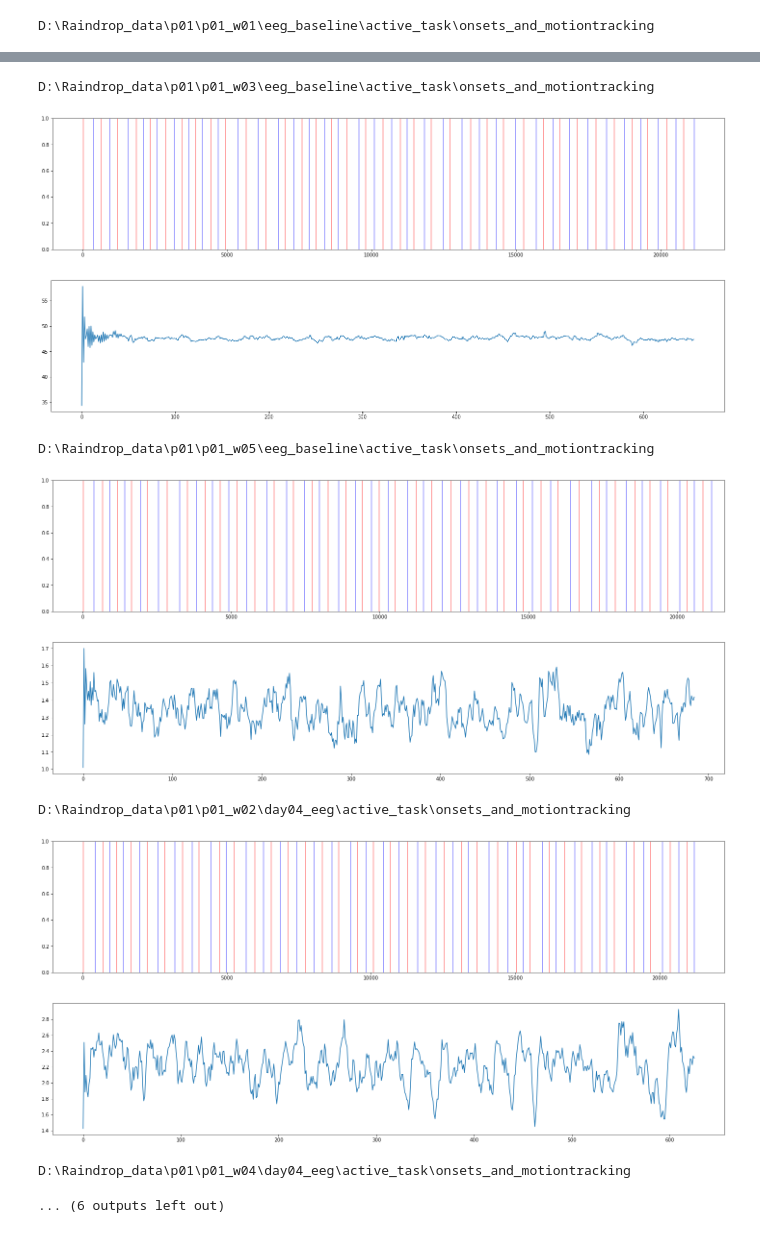
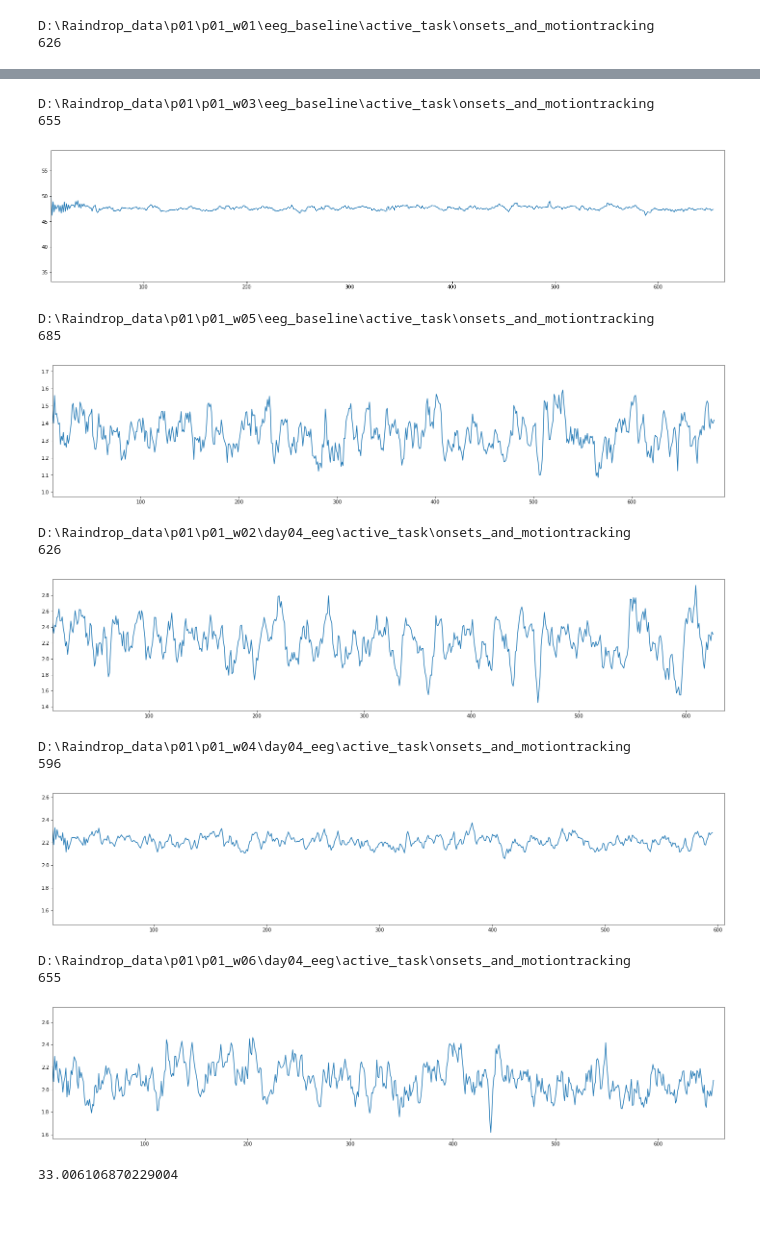
Before and after one commit to davide-aloi/raindrop_analyses_fmri_eeg, a Jupyter notebook: eeg/motiontracking/motiontracking_plot.ipynb, the cells around one changed output, grey strips where cells are left out. Drawn from its saved outputs; the diff is of its cells as text; code cells hidden in the pictures.

```diff
--- a/eeg/motiontracking/motiontracking_plot.ipynb
+++ b/eeg/motiontracking/motiontracking_plot.ipynb
@@ -144,16 +144,17 @@ for path in mt_paths_baseline:
     import matplotlib.pyplot as plt
     fix, ax = plt.subplots(figsize = (25,5))
 
-    ax.plot(e_u)
-    xy = ax.transData.transform([(0, 1), (1, 0)])\
-    -ax.transData.transform((0, 0))
-    plt.show()
-
-    fix, ax = plt.subplots(figsize = (25,5))
+    ax.plot(np.arange(0,len(e_u)), e_u)
+    not_nans = np.count_nonzero(~np.isnan(e_u))
+    print(not_nans)
     for event_time, label in zip(np.asarray(all_events_time)*Hz, all_events_labels):
         if label == 'move':
             ax.axvline(x = event_time, color = 'red', alpha = 0.5)
         if label == 'relax':
-            ax.axvline(x = event_time, color = 'blue', alpha = 0.5)
+           ax.axvline(x = event_time, color = 'blue', alpha = 0.5)
+
+    plt.xlim(10, not_nans+10)
+    plt.show()
 # %% [output]
 D:\Raindrop_data\p01\p01_w01\eeg_baseline\active_task\onsets_and_motiontracking
+626
@@ -161,11 +162,19 @@ D:\Raindrop_data\p01\p01_w01\eeg_baseline\active_task\onsets_and_motiontracking
 D:\Raindrop_data\p01\p01_w03\eeg_baseline\active_task\onsets_and_motiontracking
+655
-[figure, old version]
+[figure, new version]
+D:\Raindrop_data\p01\p01_w05\eeg_baseline\active_task\onsets_and_motiontracking
+685
-[figure, old version]
+[figure, new version]
-D:\Raindrop_data\p01\p01_w05\eeg_baseline\active_task\onsets_and_motiontracking
+D:\Raindrop_data\p01\p01_w02\day04_eeg\active_task\onsets_and_motiontracking
+626
-[figure, old version]
+[figure, new version]
+D:\Raindrop_data\p01\p01_w04\day04_eeg\active_task\onsets_and_motiontracking
+596
-[figure, old version]
+[figure, new version]
-D:\Raindrop_data\p01\p01_w02\day04_eeg\active_task\onsets_and_motiontracking
+D:\Raindrop_data\p01\p01_w06\day04_eeg\active_task\onsets_and_motiontracking
+655
-[figure, old version]
+[figure, new version]
-[figure, removed]
-D:\Raindrop_data\p01\p01_w04\day04_eeg\active_task\onsets_and_motiontracking
-... (6 outputs left out)
+# %%
+len(e_u) / not_nans
+# %% [output]
+33.006106870229004
```
Also changed, not shown: parts of 3 cells of this notebook.
